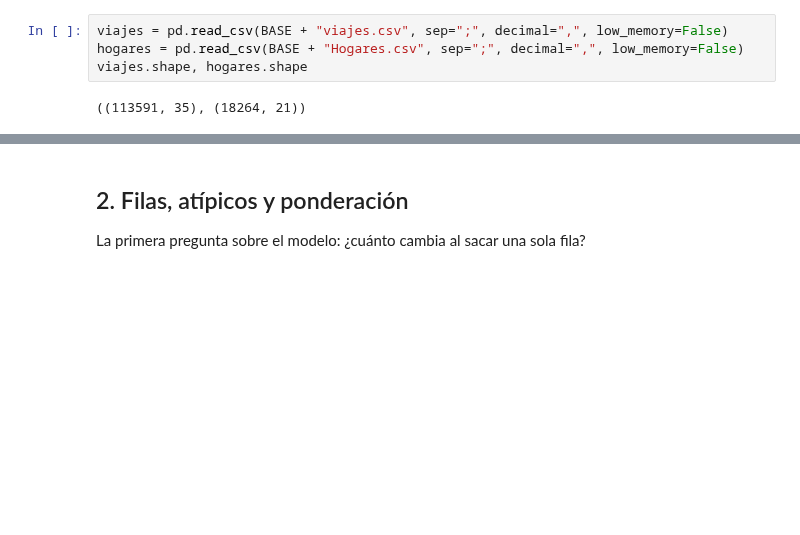
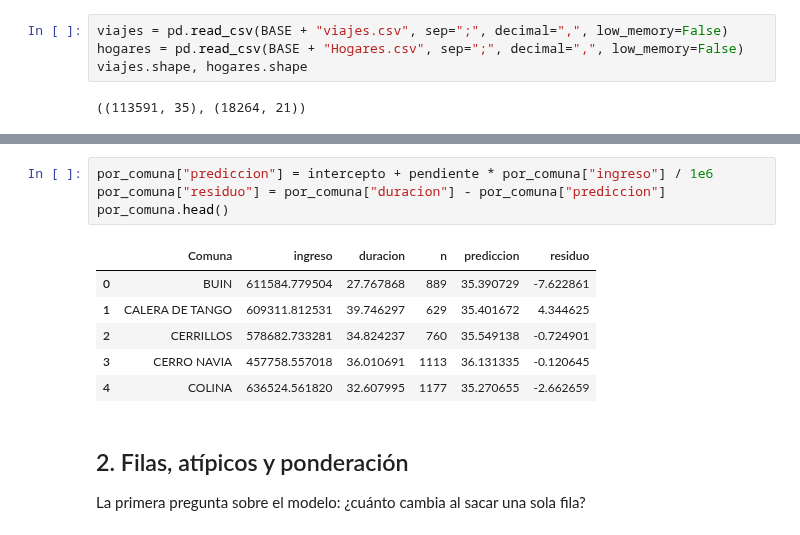
Before and after one commit to daniopitz/cienciadatos, a Jupyter notebook: 04_regresion.ipynb, the cells around one changed output, grey strips where cells are left out. Cells and saved outputs as stored; diff of their text form; blank space fills up the shorter version.

```diff
--- a/04_regresion.ipynb
+++ b/04_regresion.ipynb
@@ -63,3 +109,14 @@ Recta: 38.3 -4.8 · ingreso
+# %%
+por_comuna["prediccion"] = intercepto + pendiente * por_comuna["ingreso"] / 1e6
+por_comuna["residuo"] = por_comuna["duracion"] - por_comuna["prediccion"]
+por_comuna.head()
+# %% [output]
+|  | Comuna | ingreso | duracion | n | prediccion | residuo |
+| 0 | BUIN | 611584.779504 | 27.767868 | 889 | 35.390729 | -7.622861 |
+| 1 | CALERA DE TANGO | 609311.812531 | 39.746297 | 629 | 35.401672 | 4.344625 |
+| 2 | CERRILLOS | 578682.733281 | 34.824237 | 760 | 35.549138 | -0.724901 |
+| 3 | CERRO NAVIA | 457758.557018 | 36.010691 | 1113 | 36.131335 | -0.120645 |
+| 4 | COLINA | 636524.561820 | 32.607995 | 1177 | 35.270655 | -2.662659 |
 # %% [markdown]
 ## 2. Filas, atípicos y ponderación
 
```
Also changed, not shown: parts of 8 cells of this notebook.
